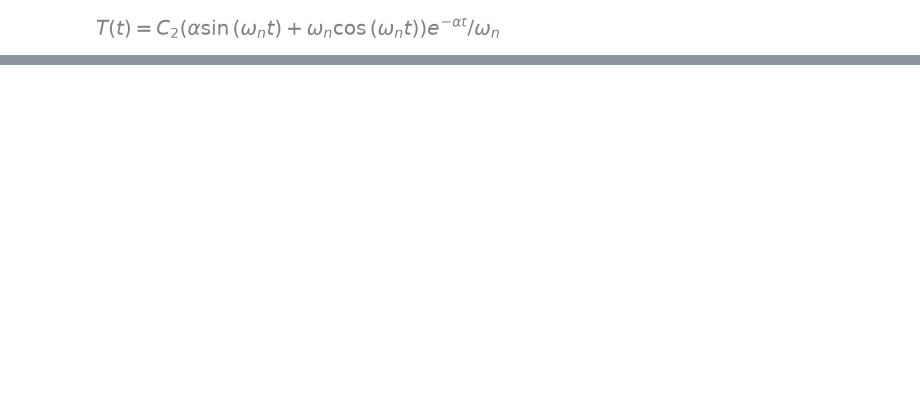
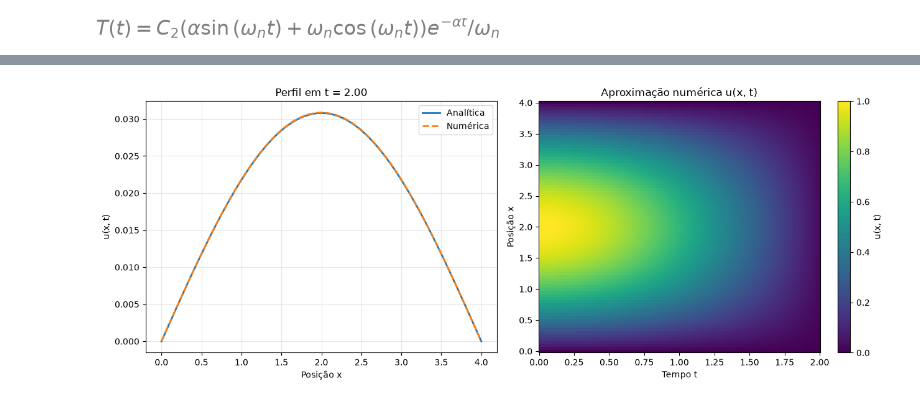
Before and after one commit to MateusDFreitas/TrabalhoFinalMCIV, a Jupyter notebook: equacao_telegrafo_analitica.ipynb, the cells around one changed output, grey strips where cells are left out. Saved outputs shown, nothing was run; the diff lists cells and outputs as text; code cells hidden in the pictures; blank space fills up the shorter version.

```diff
--- a/equacao_telegrafo_analitica.ipynb
+++ b/equacao_telegrafo_analitica.ipynb
@@ -271,0 +274,18 @@ $$
+# %%
+# Confirma que os parâmetros escolhidos produzem um modo oscilatório.
+omega_quadrado = c_num**2 * (np.pi / L_num)**2 + beta_num - alpha_num**2
+if omega_quadrado <= 0:
+    raise ValueError("Os parâmetros escolhidos não estão no regime oscilatório.")
+omega_num = np.sqrt(omega_quadrado)
+
+# Avalia a solução analítica na mesma malha espaço-tempo.
+XX, TT = np.meshgrid(xi, tj, indexing="ij")
+U_exata = (
+    np.exp(-alpha_num * TT)
+    * (np.cos(omega_num * TT) + alpha_num / omega_num * np.sin(omega_num * TT))
+    * np.sin(np.pi * XX / L_num)
+)
+
+# Calcula o erro médio absoluto entre as soluções na mesma malha.
+erro_medio_absoluto = np.mean(np.abs(u_num - U_exata))
+print(f"Erro médio absoluto (analítica vs. numérica): {erro_medio_absoluto:.3e}")
@@ -271,0 +298,21 @@ $$
+# %%
+# Compara os perfis no instante final.
+fig, axes = plt.subplots(1, 2, figsize=(13, 5))
+axes[0].plot(xi, U_exata[:, -1], label="Analítica", linewidth=2)
+axes[0].plot(xi, u_num[:, -1], "--", label="Numérica", linewidth=2)
+axes[0].set_title(f"Perfil em t = {tj[-1]:.2f}")
+axes[0].set_xlabel("Posição x")
+axes[0].set_ylabel("u(x, t)")
+axes[0].legend()
+axes[0].grid(True, alpha=0.3)
+
+# Mostra a solução aproximada em todo o domínio espaço-tempo.
+imagem = axes[1].pcolormesh(tj, xi, u_num, shading="auto", cmap="viridis")
+axes[1].set_title("Aproximação numérica u(x, t)")
+axes[1].set_xlabel("Tempo t")
+axes[1].set_ylabel("Posição x")
+fig.colorbar(imagem, ax=axes[1], label="u(x, t)")
+fig.tight_layout()
+plt.show()
+# %% [output]
+[figure, added]
```
Also changed, not shown: parts of 29 cells of this notebook, 1 other file.
